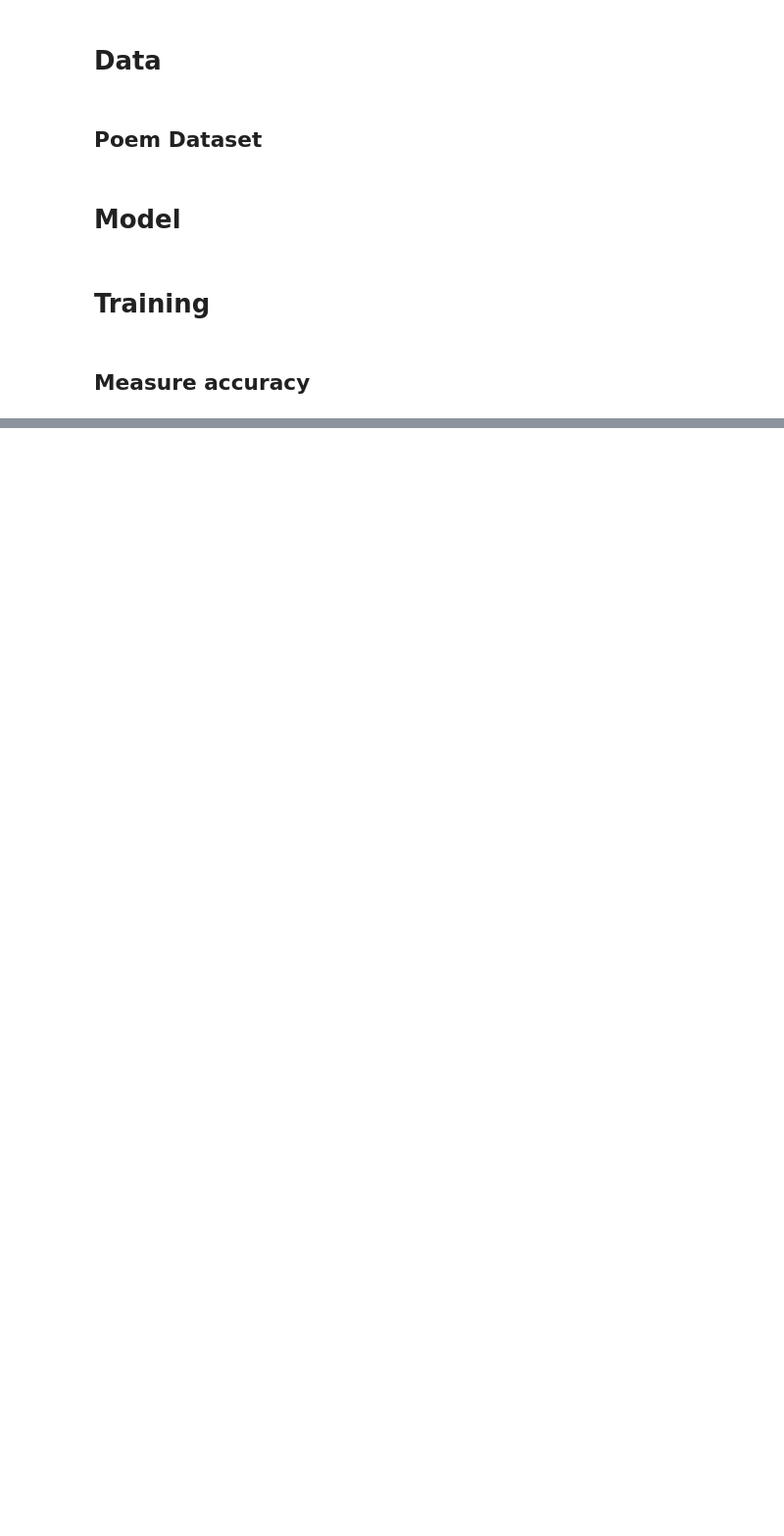
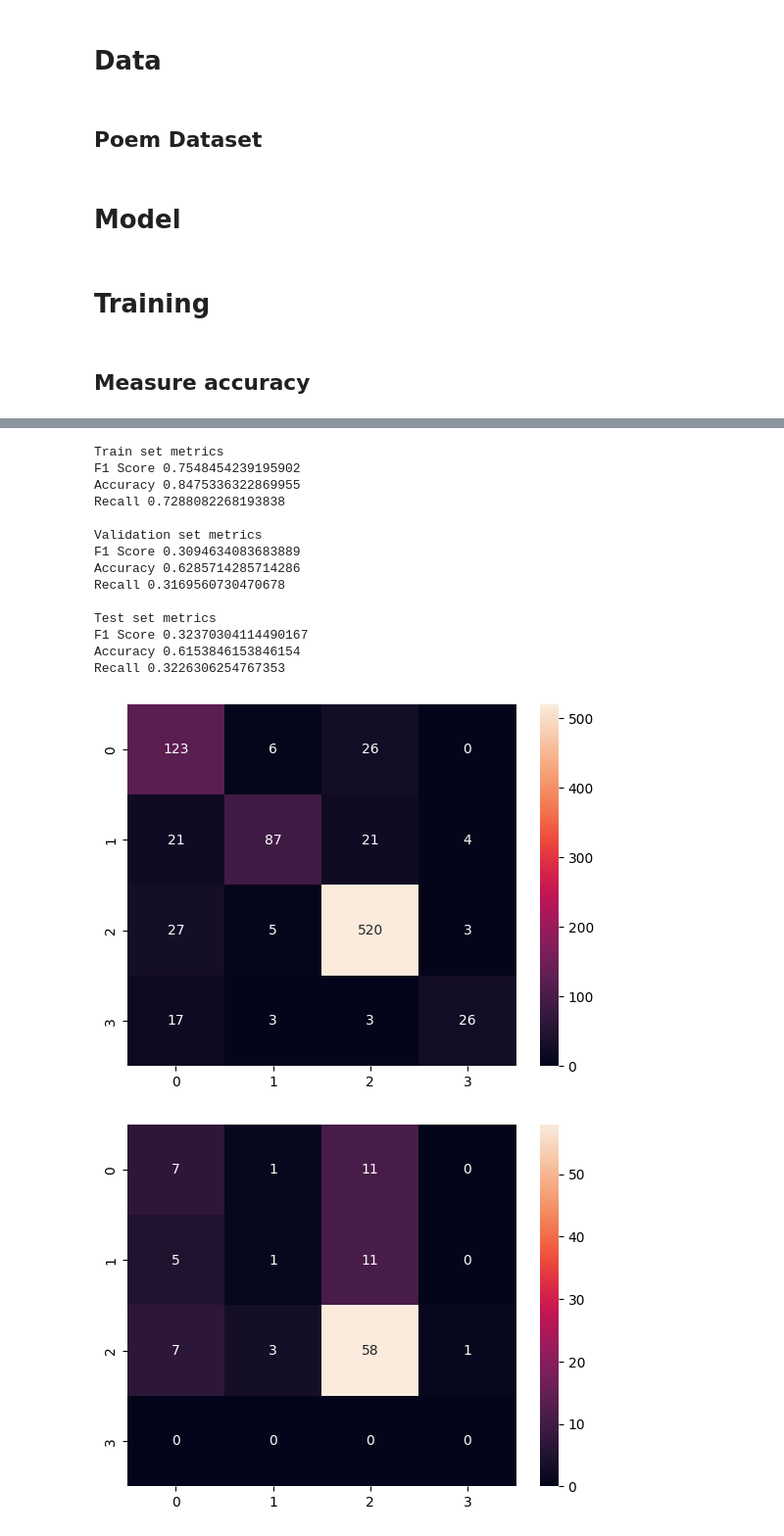
Before and after one commit to mikic202/NLP-2025, a Jupyter notebook: RNN_text_analyzer.ipynb, the cells around one changed output, grey strips where cells are left out. Shown at 98% size. Cells and saved outputs as stored; diff of their text form; code cells hidden in the pictures; blank space fills up the shorter version.

Commit message:
Add more measurements

```diff
--- a/RNN_text_analyzer.ipynb
+++ b/RNN_text_analyzer.ipynb
@@ -160,16 +161,16 @@ class GruSentimentClasifier(nn.Module):
 # %% [markdown]
 # Training
 # %%
-model = LstmSentimentClasifier(100, 64, 2, 4, emb_weights, bidirectional=True).to(
+model = LstmSentimentClasifier(100, 64, 2, 4, emb_weights, bidirectional=False).to(
     device
 )
 
-optimizer = torch.optim.Adam(model.parameters(), lr=0.0005)
-weights = torch.tensor([1.5, 1.5, 0.8, 2.0]).to(device)
+optimizer = torch.optim.Adam(model.parameters(), lr=0.0008)
+weights = torch.tensor([1.2, 1.2, 0.8, 1.7]).to(device)
 loss_fun = nn.CrossEntropyLoss(weight=weights)
 model.train()
 
-EPOCHS = 25
+EPOCHS = 20
 
 progress_bar = tqdm.tqdm(range(EPOCHS), total=EPOCHS, desc="Epoch")
 
@@ -177,7 +178,7 @@ for epoch in progress_bar:
     losses = 0
     batches = 0
     for x, targets, len_x in train_loader:
-        x = x.to(device)
+        x = x.to(device).long()
         targets = targets.to(device)
         hidden, state = model.init_hidden(x.size(0))
         hidden, state = hidden.to(device), state.to(device)
@@ -189,7 +190,20 @@ for epoch in progress_bar:
         optimizer.step()
         losses += loss.item()
         batches += 1
-    progress_bar.set_postfix({"Train loss": losses / batches})
+    with torch.no_grad():
+        validation_loss = 0
+        validation_batches = 0
+        for x, targets, len_x in validation_loader:
+            validation_batches += 1
+            x = x.to(device).long()
+            targets = targets.to(device)
+            hidden, state = model.init_hidden(x.size(0))
+            hidden, state = hidden.to(device), state.to(device)
+            preds, _ = model(x, len_x, (hidden, state))
+            preds = preds.squeeze(1)
+            loss = loss_fun(preds, targets)
+            validation_loss += loss.item()
+    progress_bar.set_postfix({"Train loss": losses / batches, "Validation loss": validation_loss / validation_batches})
 # %% [markdown]
 ## Measure accuracy
 # %%
@@ -216,0 +225,33 @@ Recall 0.30896935433212186
+# %%
+print("Train set metrics")
+
+total_targets, total_preds = measure_model(model, train_loader)
+display_clasification_metrics(total_preds.cpu(), total_targets.cpu())
+plt.figure()
+
+print("\nValidation set metrics")
+total_targets, total_preds = measure_model(model, validation_loader)
+display_clasification_metrics(total_preds.cpu(), total_targets.cpu())
+
+plt.figure()
+
+print("\nTest set metrics")
+total_targets, total_preds = measure_model(model, test_loader)
+display_clasification_metrics(total_preds.cpu(), total_targets.cpu())
+# %% [output]
+Train set metrics
+F1 Score 0.7548454239195902
+Accuracy 0.8475336322869955
+Recall 0.7288082268193838
+
+Validation set metrics
+F1 Score 0.3094634083683889
+Accuracy 0.6285714285714286
+Recall 0.3169560730470678
+
+Test set metrics
+F1 Score 0.32370304114490167
+Accuracy 0.6153846153846154
+Recall 0.3226306254767353
+[figure, added]
+[figure, added]
```
Also changed, not shown: parts of 5 cells of this notebook.
